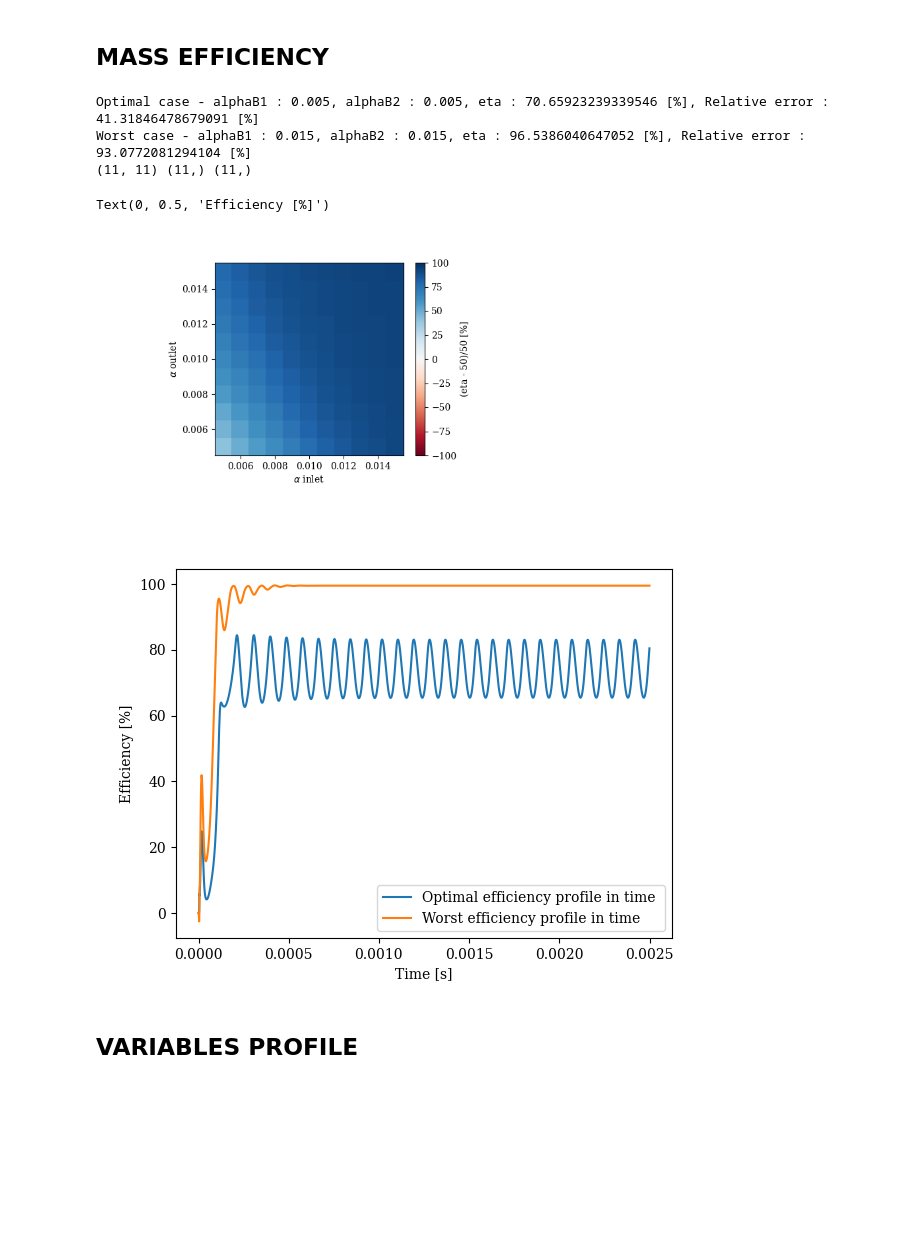
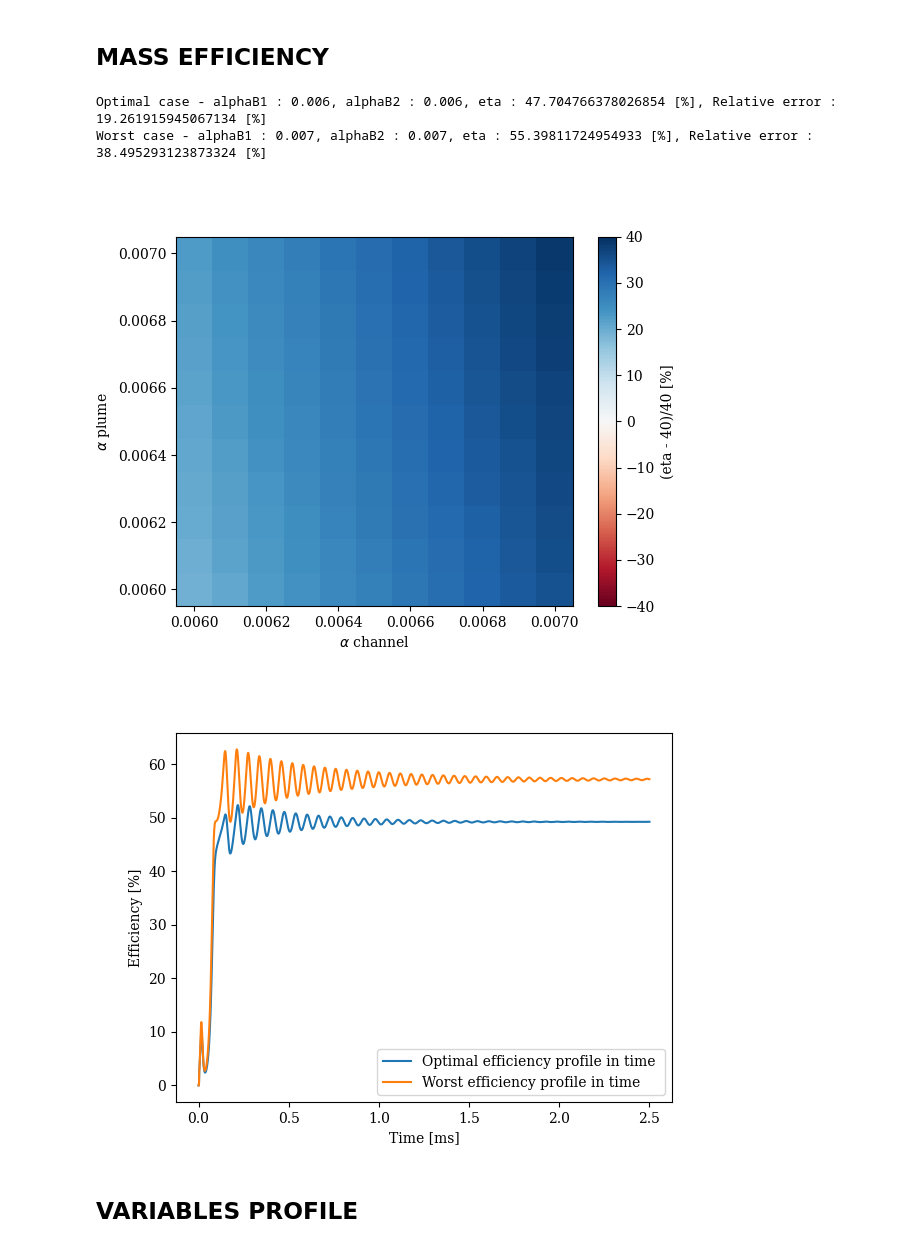
Before and after one commit to federicopetronio/FLHET1D, a Jupyter notebook: multi_treat_1D_mazallon.ipynb, the cells around one changed output. Cells and saved outputs as stored; diff of their text form; code cells hidden in the pictures; blank space fills up the shorter version.

```diff
--- a/multi_treat_1D_mazallon.ipynb
+++ b/multi_treat_1D_mazallon.ipynb
@@ -314,8 +319,9 @@ def calc_current(Results):
 # %% [markdown]
 ## INITIALISATION - ###TO CHANGE###
 # %%
-Thruster = "PPS1350"
-Model = "Linear"
+Thruster = "PPSX00K"
+Model = "Step"
+Alpha_limit = True # If True, while searching the extremal cases, we only consider the cases where alphaB1<alphaB2
 # %% [markdown]
 ## PICK_RESULTS
 # %%
@@ -344,4 +350,5 @@ for indx in range(-lungh,lungh+1):
         plt.close()
 alpha_B1_save = alpha_B1
 alpha_B2_save = alpha_B2
+RESULTS_OPTIMAL = []
 # %% [output]
@@ -843,40 +909,56 @@ for indx in range(-lungh,lungh+1):
 eta_scaled = (eta - Eta_ref)*100/Eta_ref
 
 # Extremal cases
-ind_x_opti = 0 # We look for the set of alphaB with the lowest error
+indx_opti = 0 # We look for the set of alphaB with the lowest error
 indy_opti = 0
 eta_scaled_opti = 100
 indx_worst = 0 # We look for the set of alphaB with the highest error
 indy_worst = 0
 eta_scaled_worst = 0
 for indx in range(-lungh,lungh+1):
-    for indy in range(-lungh,lungh+1):
-        if abs(eta_scaled[lungh+indx, lungh+indy]) < eta_scaled_opti :
-            indx_opti = indx
-            indy_opti = indy
-            eta_scaled_opti = abs(eta_scaled[lungh+indx, lungh+indy])
-        elif abs(eta_scaled[lungh+indx, lungh+indy]) > eta_scaled_worst :
-            indx_worst = indx
-            indy_worst = indy
-            eta_scaled_worst = abs(eta_scaled[lungh+indx, lungh+indy])
+    if Alpha_limit == True :
+        for indy in range(indx,lungh+1):
+            if abs(eta_scaled[lungh+indx, lungh+indy]) < eta_scaled_opti :
+                indx_opti = indx
+                indy_opti = indy
+                eta_scaled_opti = abs(eta_scaled[lungh+indx, lungh+indy])
+            elif abs(eta_scaled[lungh+indx, lungh+indy]) > eta_scaled_worst :
+                indx_worst = indx
+                indy_worst = indy
+                eta_scaled_worst = abs(eta_scaled[lungh+indx, lungh+indy])
+    elif Alpha_limit == False :
+        for indy in range(-lungh,lungh+1):
+            if abs(eta_scaled[lungh+indx, lungh+indy]) < eta_scaled_opti :
+                indx_opti = indx
+                indy_opti = indy
+                eta_scaled_opti = abs(eta_scaled[lungh+indx, lungh+indy])
+            elif abs(eta_scaled[lungh+indx, lungh+indy]) > eta_scaled_worst :
+                indx_worst = indx
+                indy_worst = indy
+                eta_scaled_worst = abs(eta_scaled[lungh+indx, lungh+indy])
 print("Optimal case - alphaB1 : "+str(alpha_B1[lungh+indx_opti])+", alphaB2 : " +str(alpha_B2[lungh+indy_opti])+", eta : "+str(eta[lungh+indx_opti, lungh+indy_opti])+" [%], Relative error : "+str(eta_scaled[lungh+indx_opti, lungh+indy_opti])+ " [%]")
 print("Worst case - alphaB1 : "+str(alpha_B1[lungh+indx_worst])+", alphaB2 : "+str(alpha_B2[lungh+indy_worst])+", eta : "+str(eta[lungh+indx_worst, lungh+indy_worst])+" [%], Relative error : "+str(eta_scaled[lungh+indx_worst, lungh+indy_worst])+ " [%]")
+RESULTS_OPTIMAL.append(["Optimal case eta - alphaB1 : "+str(alpha_B1[lungh+indx_opti])+", alphaB2 : " +str(alpha_B2[lungh+indy_opti])+", eta : "+str(eta[lungh+indx_opti, lungh+indy_opti])+" [%], Relative error : "+str(eta_scaled[lungh+indx_opti, lungh+indy_opti])+ " [%]"])
+RESULTS_OPTIMAL.append(["Worst case eta - alphaB1 : "+str(alpha_B1[lungh+indx_worst])+", alphaB2 : "+str(alpha_B2[lungh+indy_worst])+", eta : "+str(eta[lungh+indx_worst, lungh+indy_worst])+" [%], Relative error : "+str(eta_scaled[lungh+indx_worst, lungh+indy_worst])+ " [%]"])
+
 
 # Error grid
-plt.figure(figsize=(12, 4))  # Set figure size
 gs1 = gridspec.GridSpec(1, 2)
 gs1.update(hspace=0.4, wspace=0.35, left=0.15, right=0.85, bottom=0.15)
-ax0 = plt.subplot(gs1[0])
+f, ax0 = plt.subplots()
 assi = [ax0]
 
 vmax = 10*(int(abs(eta_scaled[lungh+indx_worst][lungh+indy_worst])/10)+1) # Calibrate the color chart
 vmin = -vmax
 
-print(np.shape(eta_scaled),np.shape(alpha_B1),np.shape(alpha_B2))
 im = ax0.pcolor(alpha_B1, alpha_B2, eta_scaled.T, cmap='RdBu', vmin=vmin, vmax=vmax)  # Display the matrix, adjust colormap as needed
 plt.colorbar(im, label = "(eta - "+str(Eta_ref)+")/"+str(Eta_ref)+" [%]")
 plt.xlabel(x_label)
 plt.ylabel(y_label)
+if Alpha_limit == True :
+    plt.savefig("Post_treat_1D/"+Thruster+"/"+Model+"/eta_limited.png", dpi=300, transparent=True, bbox_inches='tight')
+elif Alpha_limit == False :
+    plt.savefig("Post_treat_1D/"+Thruster+"/"+Model+"/eta.png", dpi=300, transparent=True, bbox_inches='tight')
 
 # Time variations
 
@@ -896,42 +978,46 @@ for i_save, file in enumerate(files):
     with open(file, 'rb') as f:
         [t, P, U, P_Inlet, P_Outlet, J, V, B, x_center] = pickle.load(f)
         time_save.append(t)
         ng_tot.append(P[0,:])
 for i in range(len(ng_tot)) :
     eta_profile_opti.append(100*(1-(np.mean(ng_tot[i][-10:-3])/np.mean(ng_tot[i][3:10]))))
-
+for i in range (len(time_save)):
+    time_save[i]=1000*time_save[i]
 plt.plot(time_save, eta_profile_opti ,label = 'Optimal efficiency profile in time ')
 
 eta_profile_worst = []
 ng_tot = []
 time_save = []
 Results = path + "/data_"+str(indx_worst)+"_"+str(indy_worst)
 ResultsFigs = Results+"/Figs"
 ResultsData = Results+"/Data"
 
 if not os.path.exists(ResultsFigs):
     os.makedirs(ResultsFigs)
 files       = glob.glob(ResultsData + "/*.pkl")
 for i_save, file in enumerate(files):
     with open(file, 'rb') as f:
         [t, P, U, P_Inlet, P_Outlet, J, V, B, x_center] = pickle.load(f)
         time_save.append(t)
         ng_tot.append(P[0,:])
 for i in range(len(ng_tot)) :
     eta_profile_worst.append(100*(1-(np.mean(ng_tot[i][-10:-3])/np.mean(ng_tot[i][3:10]))))
     pass
-
+for i in range (len(time_save)):
+    time_save[i]=1000*time_save[i]
 plt.plot(time_save, eta_profile_worst ,label = 'Worst efficiency profile in time')
 plt.legend()
-plt.xlabel('Time [s]')
+plt.xlabel('Time [ms]')
 plt.ylabel('Efficiency [%]')
+if Alpha_limit == True :
+    plt.savefig("Post_treat_1D/"+Thruster+"/"+Model+"/eta_extre_time_limited.png", dpi=300, transparent=True, bbox_inches='tight')
+elif Alpha_limit == False :
+    plt.savefig("Post_treat_1D/"+Thruster+"/"+Model+"/eta_extre_time.png", dpi=300, transparent=True, bbox_inches='tight')
 # %% [output]
-Optimal case - alphaB1 : 0.005, alphaB2 : 0.005, eta : 70.65923239339546 [%], Relative error : 41.31846478679091 [%]
-Worst case - alphaB1 : 0.015, alphaB2 : 0.015, eta : 96.5386040647052 [%], Relative error : 93.0772081294104 [%]
-(11, 11) (11,) (11,)
+Optimal case - alphaB1 : 0.006, alphaB2 : 0.006, eta : 47.704766378026854 [%], Relative error : 19.261915945067134 [%]
+Worst case - alphaB1 : 0.007, alphaB2 : 0.007, eta : 55.39811724954933 [%], Relative error : 38.495293123873324 [%]
-Text(0, 0.5, 'Efficiency [%]')
-[figure, old version]
+[figure, new version]
-[figure, old version]
+[figure, new version]
 # %% [markdown]
 ## VARIABLES PROFILE
 # %%
```
Also changed, not shown: parts of 10 cells of this notebook, 4 other files.
